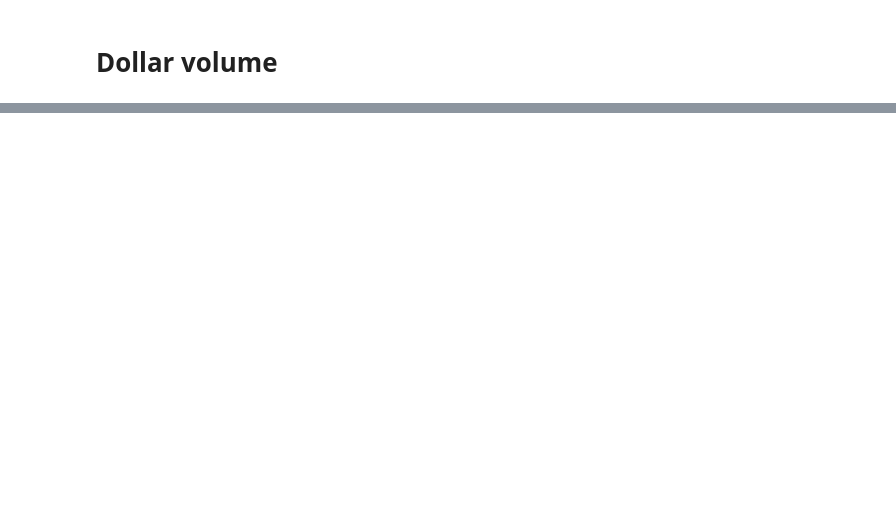
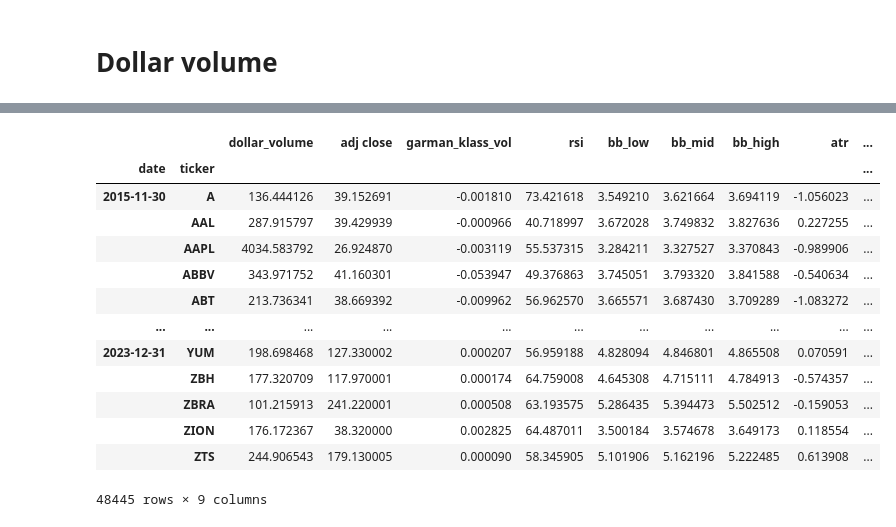
Before and after one commit to Mukulshitole/Stock_Unsupervised_baseroot, a Jupyter notebook: Untitled.ipynb, the cells around one changed output, grey strips where cells are left out. Saved outputs shown, nothing was run; the diff lists cells and outputs as text; code cells hidden in the pictures; blank space fills up the shorter version.

```diff
--- a/Untitled.ipynb
+++ b/Untitled.ipynb
@@ -291,0 +243,21 @@ data
+# %%
+last_cols =[c for c in df.columns.unique(0)if c not in['dollar_volume','volume','open','high','low','close']]
+last_cols
+data=pd.concat([df.unstack('ticker')['dollar_volume'].resample('M').mean().stack('ticker').to_frame('dollar_volume'),
+df.unstack()[last_cols].resample('M').last().stack('ticker')],axis=1).dropna()
+data
+# %% [output]
+|  |  | dollar_volume | adj close | garman_klass_vol | rsi | bb_low | bb_mid | bb_high | atr | ... |
+| date | ticker |  |  |  |  |  |  |  |  | ... |
+| 2015-11-30 | A | 136.444126 | 39.152691 | -0.001810 | 73.421618 | 3.549210 | 3.621664 | 3.694119 | -1.056023 | ... |
+|  | AAL | 287.915797 | 39.429939 | -0.000966 | 40.718997 | 3.672028 | 3.749832 | 3.827636 | 0.227255 | ... |
+|  | AAPL | 4034.583792 | 26.924870 | -0.003119 | 55.537315 | 3.284211 | 3.327527 | 3.370843 | -0.989906 | ... |
+|  | ABBV | 343.971752 | 41.160301 | -0.053947 | 49.376863 | 3.745051 | 3.793320 | 3.841588 | -0.540634 | ... |
+|  | ABT | 213.736341 | 38.669392 | -0.009962 | 56.962570 | 3.665571 | 3.687430 | 3.709289 | -1.083272 | ... |
+| ... | ... | ... | ... | ... | ... | ... | ... | ... | ... | ... |
+| 2023-12-31 | YUM | 198.698468 | 127.330002 | 0.000207 | 56.959188 | 4.828094 | 4.846801 | 4.865508 | 0.070591 | ... |
+|  | ZBH | 177.320709 | 117.970001 | 0.000174 | 64.759008 | 4.645308 | 4.715111 | 4.784913 | -0.574357 | ... |
+|  | ZBRA | 101.215913 | 241.220001 | 0.000508 | 63.193575 | 5.286435 | 5.394473 | 5.502512 | -0.159053 | ... |
+|  | ZION | 176.172367 | 38.320000 | 0.002825 | 64.487011 | 3.500184 | 3.574678 | 3.649173 | 0.118554 | ... |
+|  | ZTS | 244.906543 | 179.130005 | 0.000090 | 58.345905 | 5.101906 | 5.162196 | 5.222485 | 0.613908 | ... |
+48445 rows × 9 columns
```
Also changed, not shown: parts of 34 cells of this notebook.
